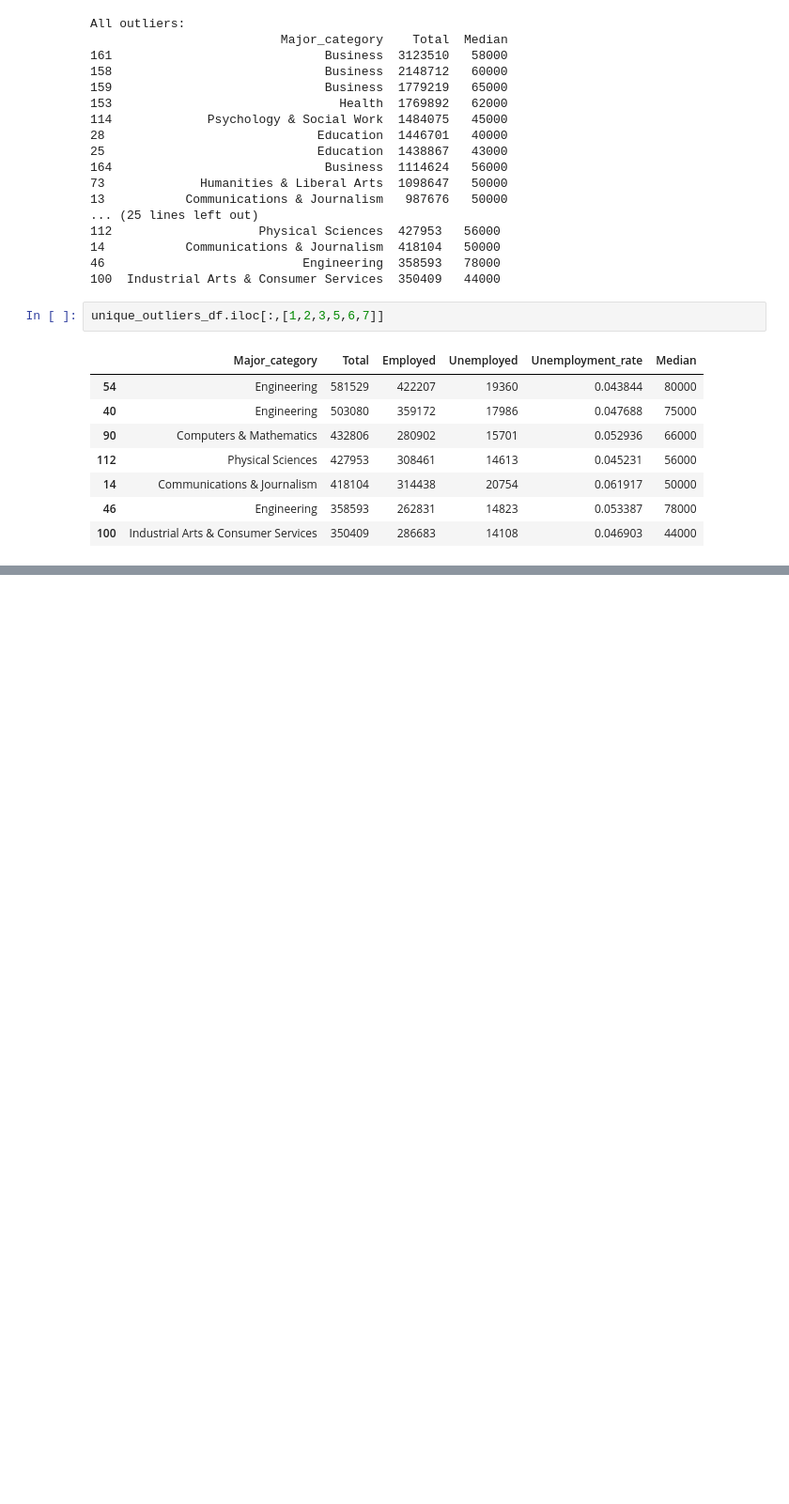
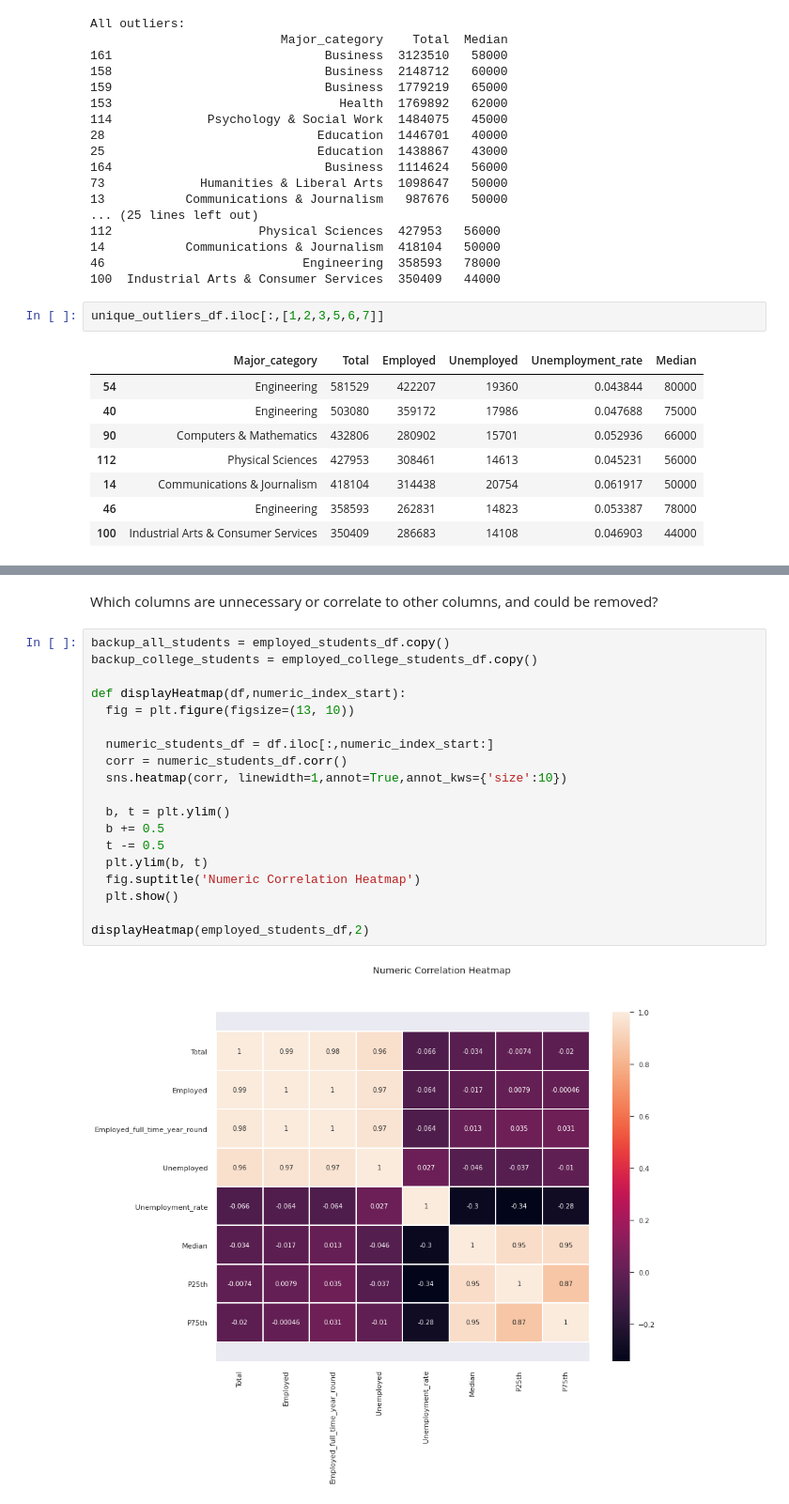
Before and after one commit to yabbou/Career_Forecasting, a Jupyter notebook: final_project.ipynb, the cells around one changed output, grey strips where cells are left out. Shown at 94% size. Drawn from its saved outputs; the diff is of its cells as text; blank space fills up the shorter version.

```diff
--- a/final_project.ipynb
+++ b/final_project.ipynb
@@ -446,0 +558,23 @@ Part 3:
+# %% [markdown]
+Which columns are unnecessary or correlate to other columns, and could be removed?
+# %%
+backup_all_students = employed_students_df.copy()
+backup_college_students = employed_college_students_df.copy()
+
+def displayHeatmap(df,numeric_index_start):
+  fig = plt.figure(figsize=(13, 10))
+
+  numeric_students_df = df.iloc[:,numeric_index_start:]
+  corr = numeric_students_df.corr()
+  sns.heatmap(corr, linewidth=1,annot=True,annot_kws={'size':10})
+
+  b, t = plt.ylim()
+  b += 0.5
+  t -= 0.5
+  plt.ylim(b, t)
+  fig.suptitle('Numeric Correlation Heatmap')
+  plt.show()
+
+displayHeatmap(employed_students_df,2)
+# %% [output]
+[figure, added]
```
Also changed, not shown: parts of 49 cells of this notebook.
